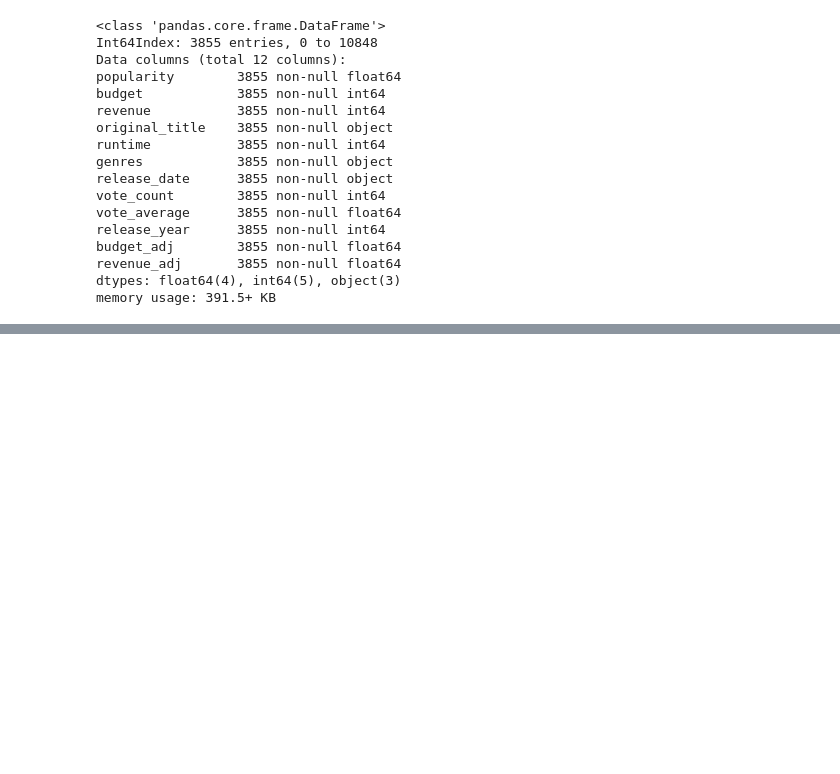
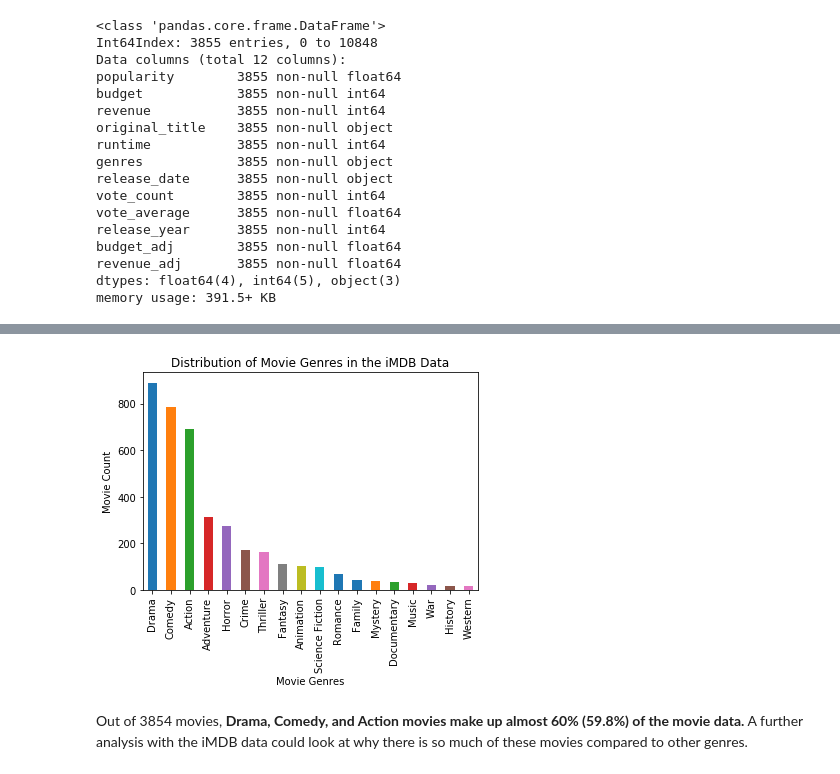
Before and after one commit to pjwseo/Project-1-Investigate-a-Dataset, a Jupyter notebook: Investigate_a_Dataset.ipynb, the cells around one changed output, grey strips where cells are left out. Cells and saved outputs as stored; diff of their text form; code cells hidden in the pictures; blank space fills up the shorter version.

```diff
--- a/Investigate_a_Dataset.ipynb
+++ b/Investigate_a_Dataset.ipynb
@@ -116,0 +185,13 @@ call(['python', '-m', 'nbconvert', 'Investigate_a_Dataset.ipynb'])
+# %%
+#There is only 1 movie with the genre, 'TV Movie'. As the sample size is too small compared to other movie genres, we will remove this movie from our data.
+df = df[df.genres != "TV Movie"]
+# %%
+#Let's take a look at the distribution of movie genres now:
+df.genres.value_counts().plot(kind = 'bar');
+plt.title('Distribution of Movie Genres in the iMDB Data');
+plt.xlabel('Movie Genres');
+plt.ylabel('Movie Count');
+# %% [output]
+[figure, added]
+# %% [markdown]
+Out of 3854 movies, **Drama, Comedy, and Action movies make up almost 60% (59.8%) of the movie data.** A further analysis with the iMDB data could look at why there is so much of these movies compared to other genres.
```
Also changed, not shown: parts of 23 cells of this notebook.
